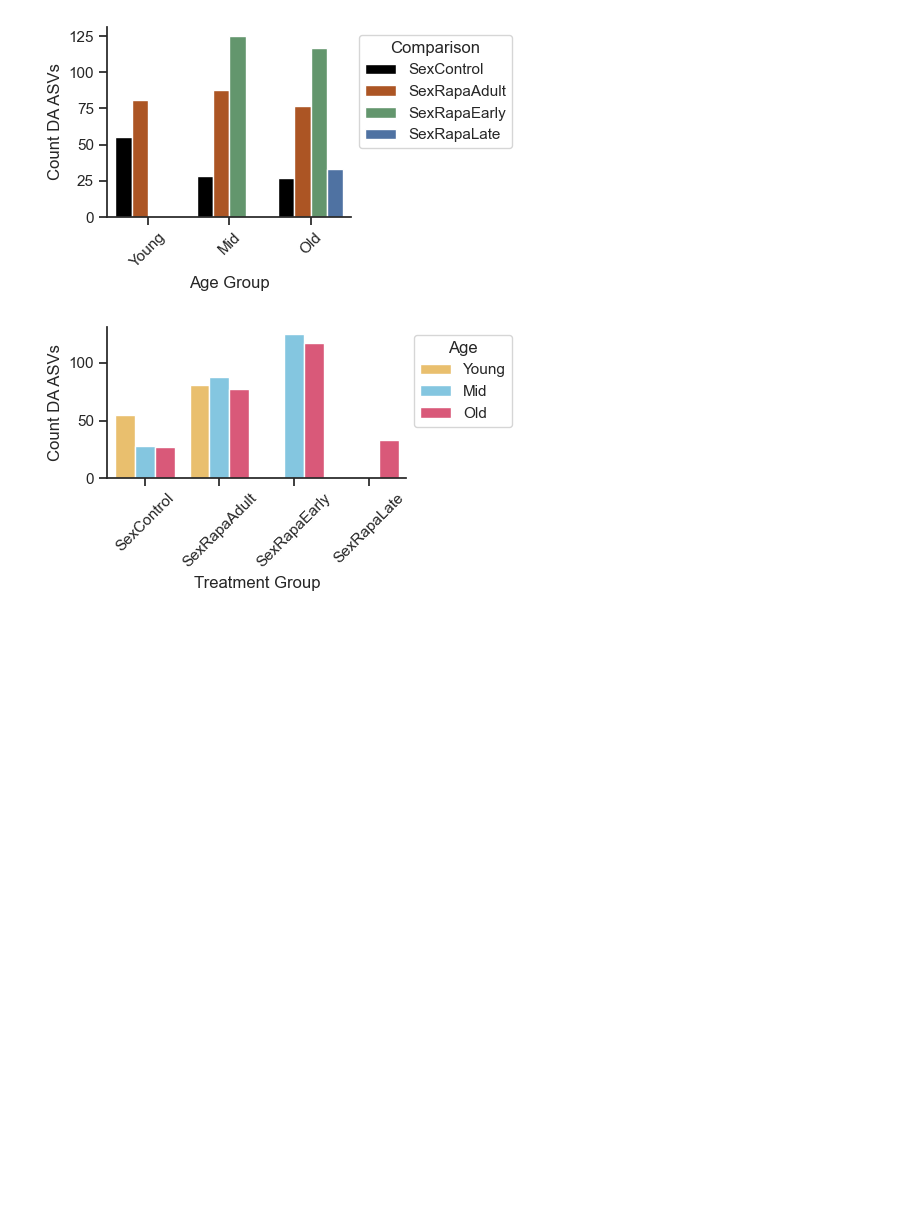
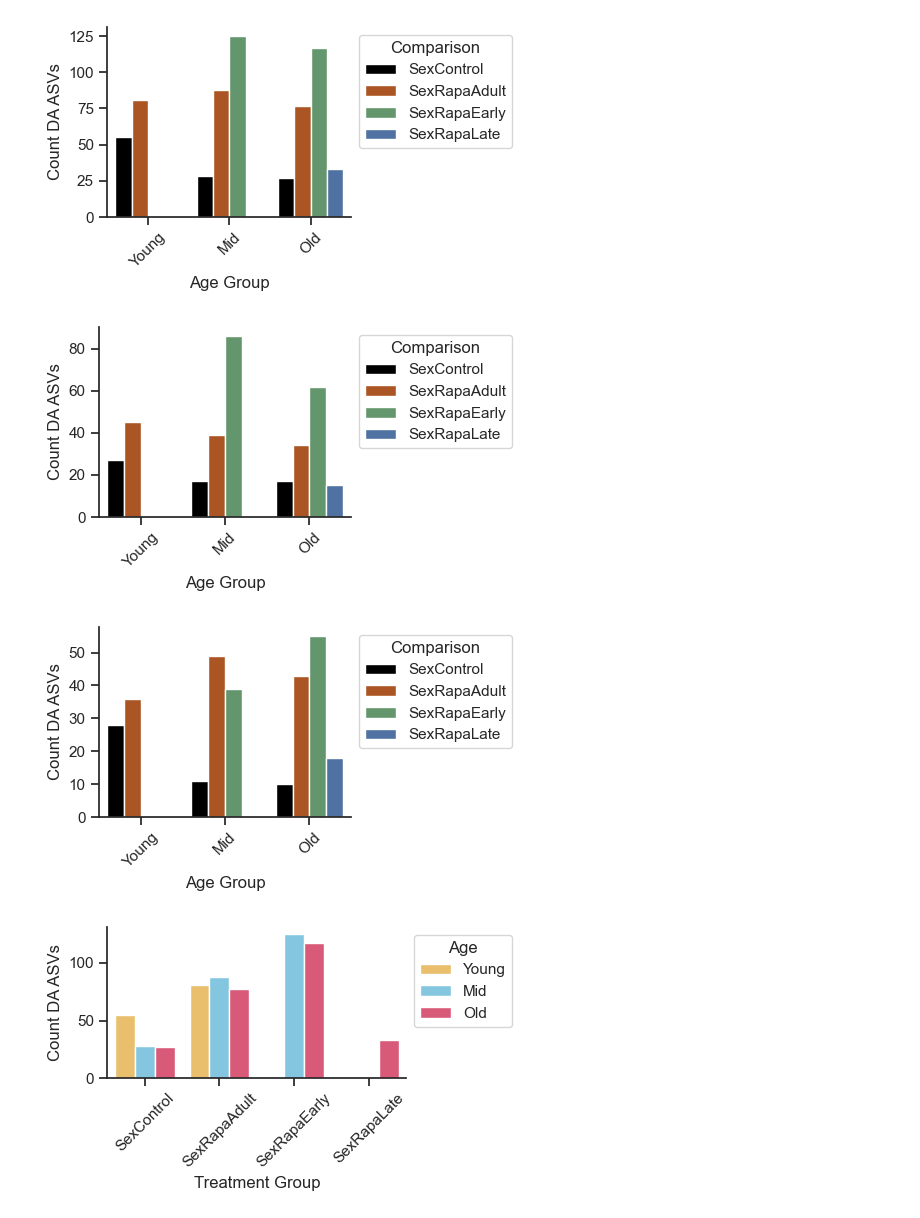
Before and after one commit to carolinamonzo/SG_MemoryRapamycin, a Jupyter notebook: new_rapamycin/scripts/ContRapaAdult_sex_DA.ipynb, the cells around one changed output. Drawn from its saved outputs; the diff is of its cells as text; code cells hidden in the pictures; blank space fills up the shorter version.

```diff
--- a/new_rapamycin/scripts/ContRapaAdult_sex_DA.ipynb
+++ b/new_rapamycin/scripts/ContRapaAdult_sex_DA.ipynb
@@ -207,6 +221,9 @@ plt.tight_layout()
 plt.show()
 # %% [output]
 [figure]
+# %%
+upreg = sexcomp_df[sexcomp_df["log2FoldChange"] > 0]
+downreg = sexcomp_df[sexcomp_df["log2FoldChange"] < 0]
 # %%
 def barplots_numdif(df, hue_order, palette, nam):
     custom_params = {"axes.spines.right": False, "axes.spines.top": False}
@@ -229,6 +246,12 @@ def barplots_numdif(df, hue_order, palette, nam):
 barplots_numdif(sexcomp_df, ["SexControl", "SexRapaAdult","SexRapaEarly", "SexRapaLate"], palettesex, "sexcomp")
 # %% [output]
 [figure]
+# %%
+barplots_numdif(upreg, ["SexControl", "SexRapaAdult","SexRapaEarly", "SexRapaLate"], palettesex, "sexcomp")
+barplots_numdif(downreg, ["SexControl", "SexRapaAdult","SexRapaEarly", "SexRapaLate"], palettesex, "sexcomp")
+# %% [output]
+[figure, added]
+[figure, added]
 # %%
 paletteage = {"Young":"#FDC659", "Mid":"#74CDF0", "Old":"#EE446F"}
 custom_params = {"axes.spines.right": False, "axes.spines.top": False}
```
Also changed, not shown: parts of 4 cells of this notebook, 2 other files.
